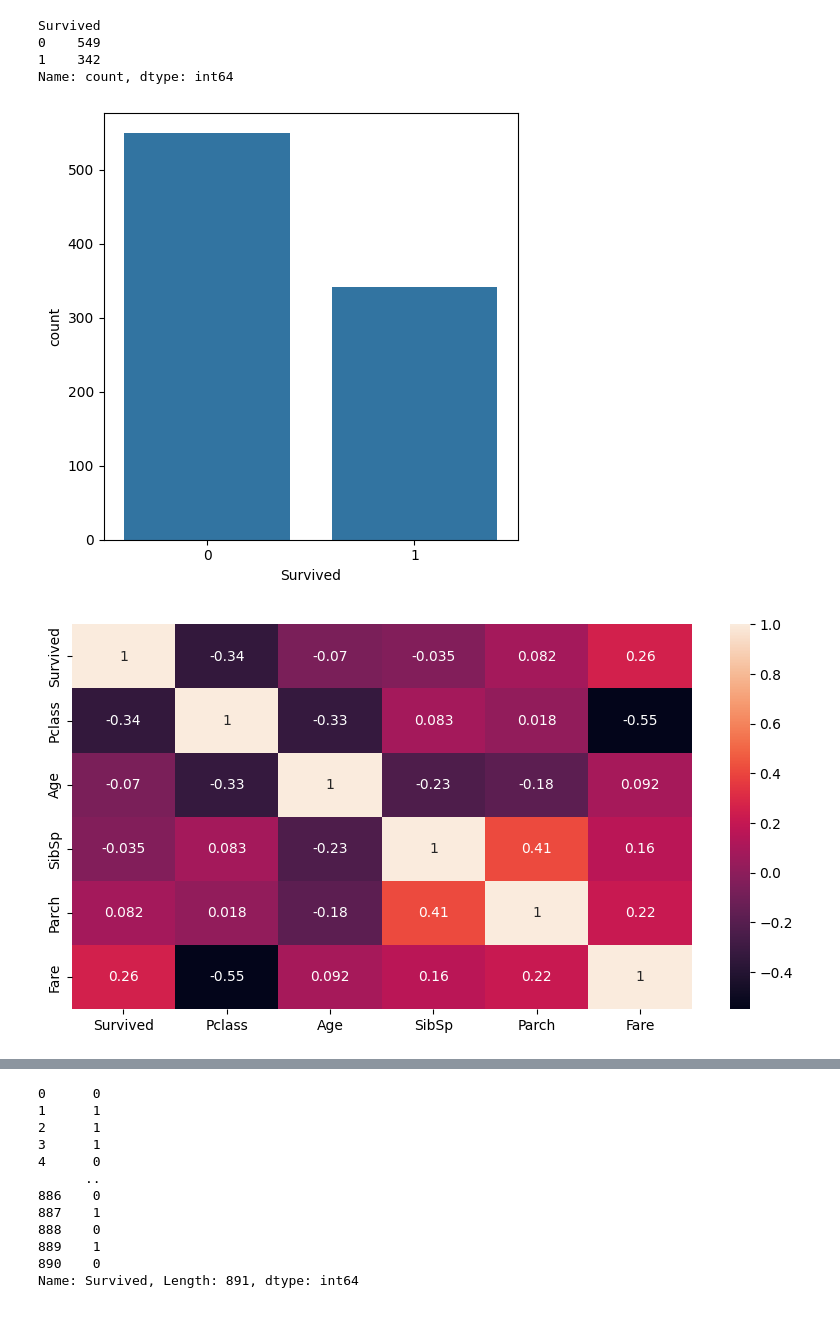
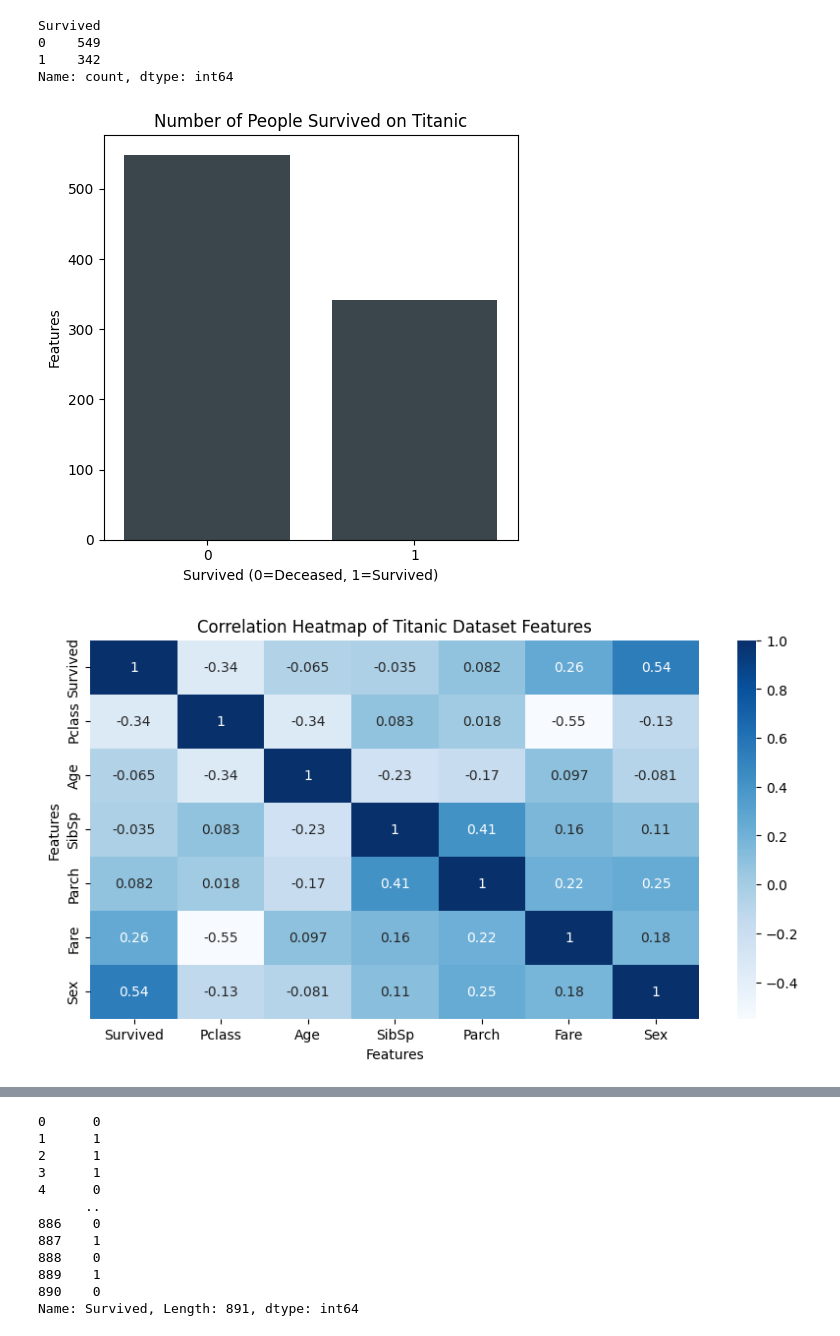
Before and after one commit to bytesbyt/ds_titanic, a Jupyter notebook: titanic.ipynb, the cells around one changed output, grey strips where cells are left out. Drawn from its saved outputs; the diff is of its cells as text; code cells hidden in the pictures.

```diff
--- a/titanic.ipynb
+++ b/titanic.ipynb
@@ -222,6 +242,6 @@ plt.show()
 # %%
-# Filling train data - age with mean
+# Filling train data - age with median(skewed)
 # Fillna function
 
-train_data['Age'] = train_data['Age'].fillna(train_data['Age'].mean())
+train_data['Age'] = train_data['Age'].fillna(train_data['Age'].median())
 # %%
@@ -286,21 +379,33 @@ Name: count, dtype: int64
 # %%
 # plot a chart
 plt.figure(figsize=(5,5))
-sns.countplot(x = 'Survived', data = train_data)
+sns.countplot(x = 'Survived', color='#37474F', data = train_data)
+
+# Add title and labels
+plt.title('Number of People Survived on Titanic')
+plt.xlabel('Survived (0=Deceased, 1=Survived)')
+plt.ylabel('Features')
+
 plt.tight_layout()
 plt.show()
 # %% [output]
-[figure, old version]
+[figure, new version]
 # %%
 # Correlation mat
-train_data_corr = train_data.loc[:, ['Survived','Pclass','Age','SibSp', 'Parch', 'Fare']]
+train_data_corr = train_data.loc[:, ['Survived','Pclass','Age','SibSp', 'Parch', 'Fare', 'Sex']]
 
 plt.figure(figsize=(10,5))
 corr_mat = train_data_corr.corr()
-sns.heatmap(corr_mat, annot=True)
+sns.heatmap(corr_mat, cmap='Blues', annot=True)
+
+# Add title and labels
+plt.title('Correlation Heatmap of Titanic Dataset Features')
+plt.xlabel('Features')
+plt.ylabel('Features')
+
 plt.tight_layout
 plt.show()
 # %% [output]
-[figure, old version]
+[figure, new version]
 # %%
 # independent and dependent variable
```
Also changed, not shown: parts of 18 cells of this notebook.
